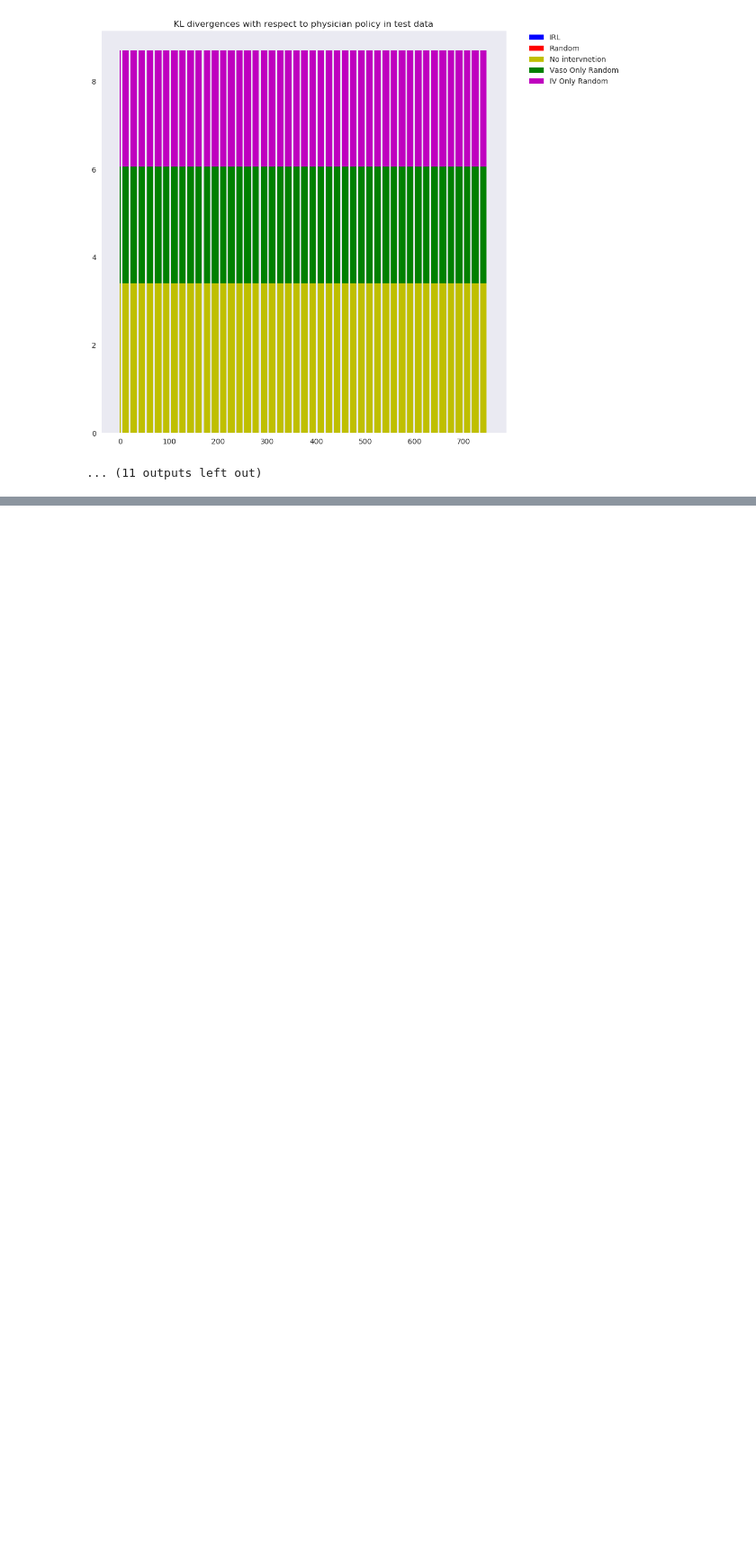
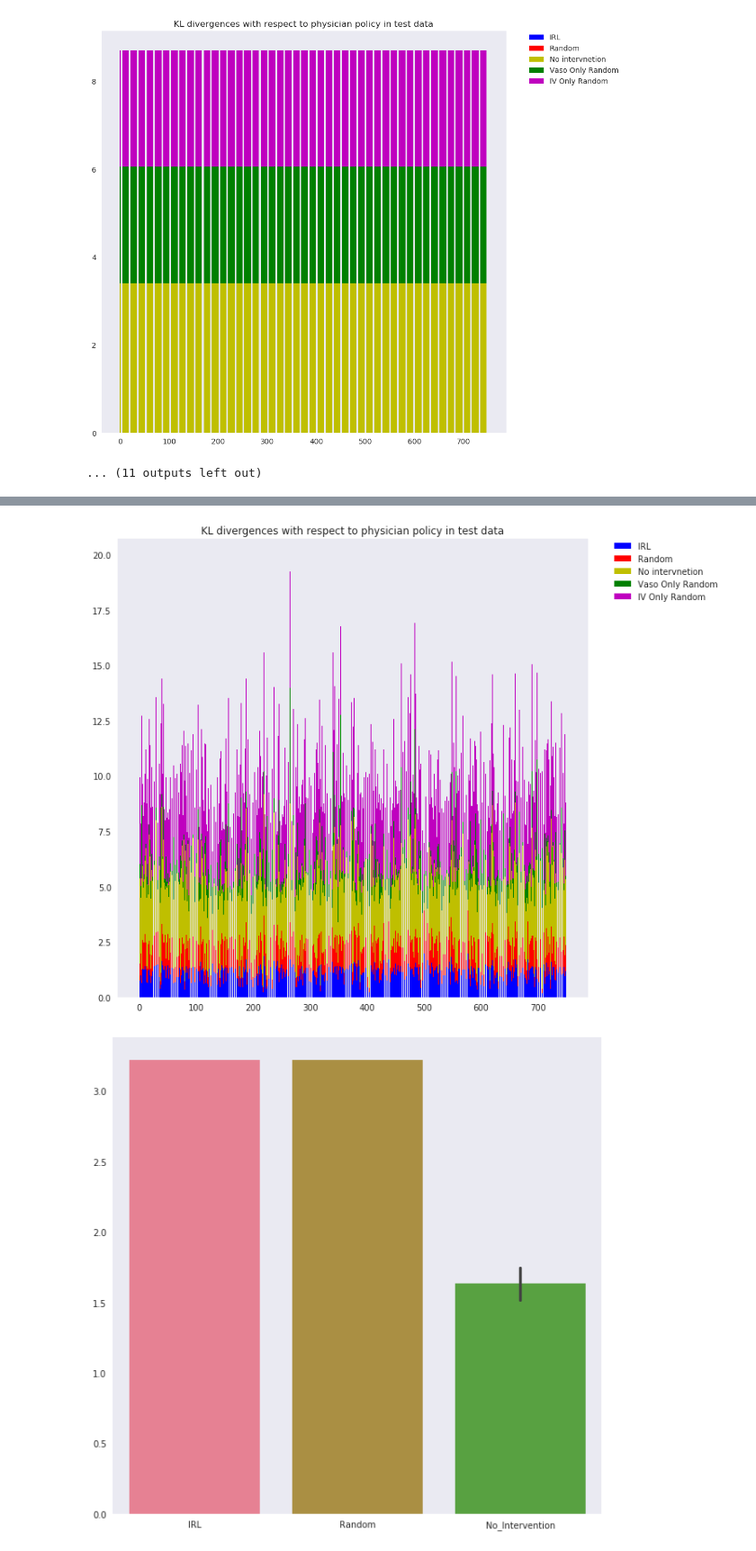
Before and after one commit to Srivatsan-Srinivasan/Inverse_Reinforcement-Learning-Sepsis, a Jupyter notebook: src/test.ipynb, the cells around one changed output, grey strips where cells are left out. Shown at 90% size. Cells and saved outputs as stored; diff of their text form; code cells hidden in the pictures; blank space fills up the shorter version.

Commit message:
add visualization demo in test.ipynb

```diff
--- a/src/test.ipynb
+++ b/src/test.ipynb
@@ -54,9 +61,6 @@ the test data policy (in numpy pickle and so on) is in data/2017_11_24 folder
 [figure]
 ... (11 outputs left out)
 # %%
-# if you want to visualize weights, use this
-# no time to make it convenient, sorry.
-
 import os
 import numpy as np
 import pandas as pd
@@ -104,6 +108,7 @@ def test_against_expert(df, expert_filepath, irl_expert_filepath,
 
 if __name__ == '__main__':
     df_train, df_val, df_centroids = load_data()
+    df = df_train[df_centroids.columns]
     # for now, this must be set manually
     # example: date = '2016_02_02/'
     # make sure include trailing slash
@@ -130,13 +135,13 @@ if __name__ == '__main__':
     plot_phy_stochastic_id = 'stochastic_physician'
     plot_mdp_greedy_id = 'greedy_mdp'
     plot_mdp_stochastic_id = 'stochastic_mdp'
-    test_against_expert(df_train[df_centroids.columns], phy_q_filepath, irl_phy_q_greedy_filepath,
+    test_against_expert(df, phy_q_filepath, irl_phy_q_greedy_filepath,
                         plot_phy_greedy_id, img_path, date, iter_num)
-    test_against_expert(df_train, phy_q_filepath, irl_phy_q_stochastic_filepath,
+    test_against_expert(df, phy_q_filepath, irl_phy_q_stochastic_filepath,
                         plot_phy_stochastic_id, img_path, date, iter_num)
-    test_against_expert(df_train, mdp_q_filepath, irl_mdp_q_greedy_filepath,
+    test_against_expert(df, mdp_q_filepath, irl_mdp_q_greedy_filepath,
                         plot_mdp_greedy_id, img_path, date, iter_num)
-    test_against_expert(df_train, mdp_q_filepath, irl_mdp_q_stochastic_filepath,
+    test_against_expert(df, mdp_q_filepath, irl_mdp_q_stochastic_filepath,
                         plot_mdp_stochastic_id, img_path, date, iter_num)
 # %% [output]
 loading preprocessed data as they already exist
@@ -177,0 +183,2 @@ will save plot results to data/2017_11_24/img/
+[figure, added]
+[figure, added]
```
Also changed, not shown: parts of 2 cells of this notebook, 7 other files.
